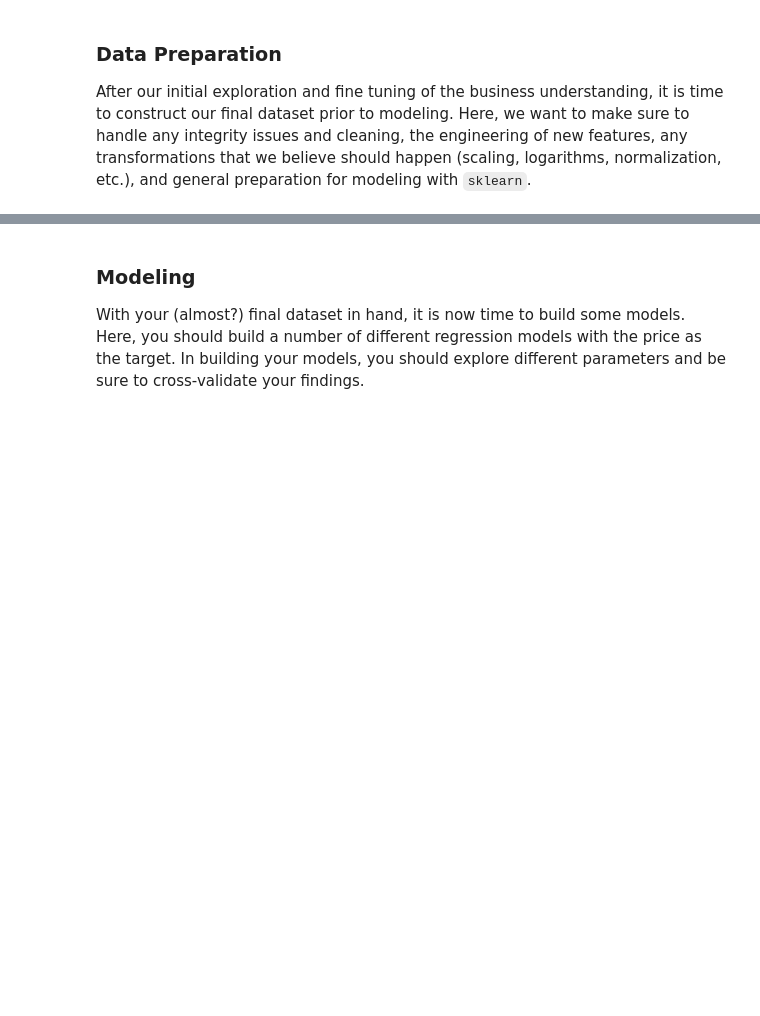
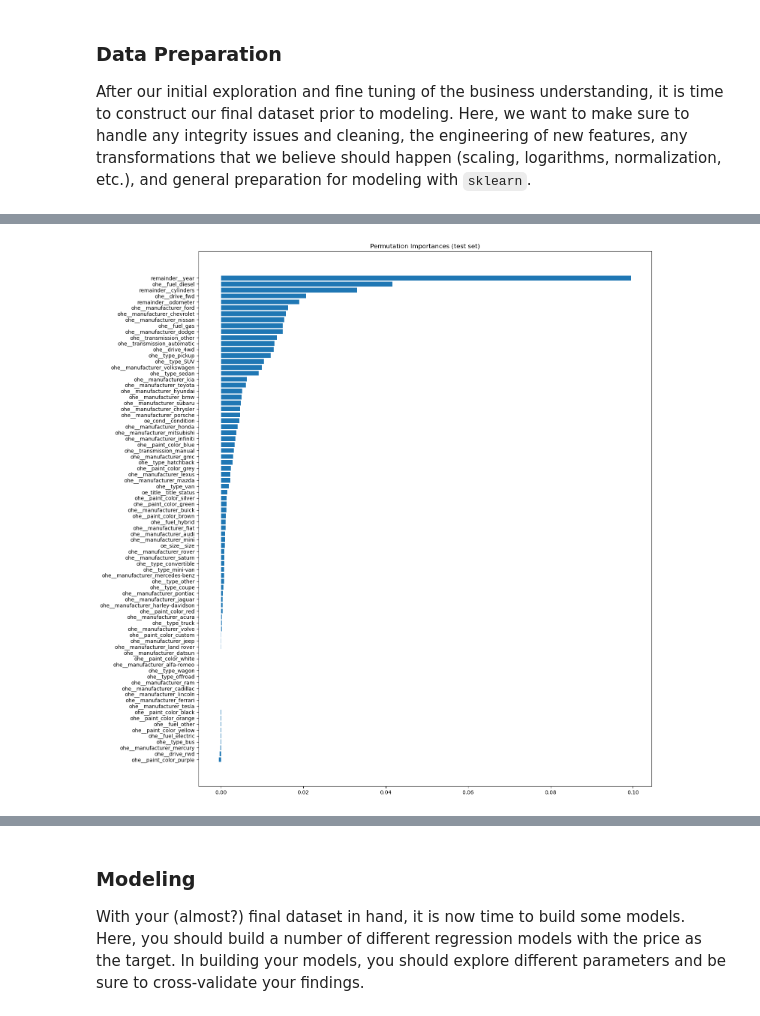
Before and after one commit to archana-rg/ml-practical-apps, a Jupyter notebook: used_car_price/used_car_price.ipynb, the cells around one changed output, grey strips where cells are left out. Cells and saved outputs as stored; diff of their text form; code cells hidden in the pictures; blank space fills up the shorter version.

```diff
--- a/used_car_price/used_car_price.ipynb
+++ b/used_car_price/used_car_price.ipynb
@@ -1123,0 +1400,4 @@ After our initial exploration and fine tuning of the business understanding, it
+# %%
+X_train_top = X_train[top_features_sfs]
+X_test_top = X_test[top_features_sfs]
+X_train_top.shape
@@ -1123,0 +1406,13 @@ After our initial exploration and fine tuning of the business understanding, it
+# %%
+#Using polynomial features
+poly_pipe = Pipeline([('poly_features', PolynomialFeatures(degree = 1, include_bias = False)),
+                      ('scaler', StandardScaler()),
+                                    ('ridge', Ridge())])
+params_to_try = {"ridge__alpha" : [0.1,1,10],"poly_features__degree": [1,2,3,4]}
+ridge_poly_grid = GridSearchCV(estimator = poly_pipe, param_grid = params_to_try, cv = 5, scoring = 'neg_mean_squared_error')
+ridge_poly_grid.fit(X_train_top,y_train)
+ridge_best_estimator = ridge_poly_grid.best_estimator_
+print(ridge_best_estimator.named_steps['poly_features'].get_params())
+print(ridge_best_estimator.score(X_test_top, y_test))
+print(mean_squared_error(ridge_best_estimator.predict(X_train_top), y_train))
+print(mean_squared_error(ridge_best_estimator.predict(X_test_top), y_test))
@@ -1123,0 +1428,14 @@ After our initial exploration and fine tuning of the business understanding, it
+# %%
+'''poly_ordinal_ohe = make_column_transformer((PolynomialFeatures(degree=3, include_bias=False), make_column_selector(dtype_include=np.number)))
+X_train_prepped = pd.DataFrame(poly_ordinal_ohe.fit_transform(X_train))
+X_test_prepped = pd.DataFrame(poly_ordinal_ohe.fit_transform(X_test))'''
+
+model = LinearRegression()
+model.fit(X_train, y_train)
+# %%
+from sklearn.inspection import permutation_importance
+r = permutation_importance(model, X_test, y_test,
+                            n_repeats=30,
+                            random_state=0)
+
+r.importances_mean
@@ -1123,0 +1486,13 @@ After our initial exploration and fine tuning of the business understanding, it
+# %%
+sorted_idx = r.importances_mean.argsort()
+
+fig, ax = plt.subplots()
+fig.set_figheight(15)
+fig.set_figwidth(15)
+ax.barh(X_train.columns[sorted_idx], r.importances[sorted_idx].mean(axis=1).T)
+ax.set_title("Permutation Importances (test set)")
+fig.tight_layout()
+
+plt.show()
+# %% [output]
+[figure, added]
```
Also changed, not shown: parts of 31 cells of this notebook.
